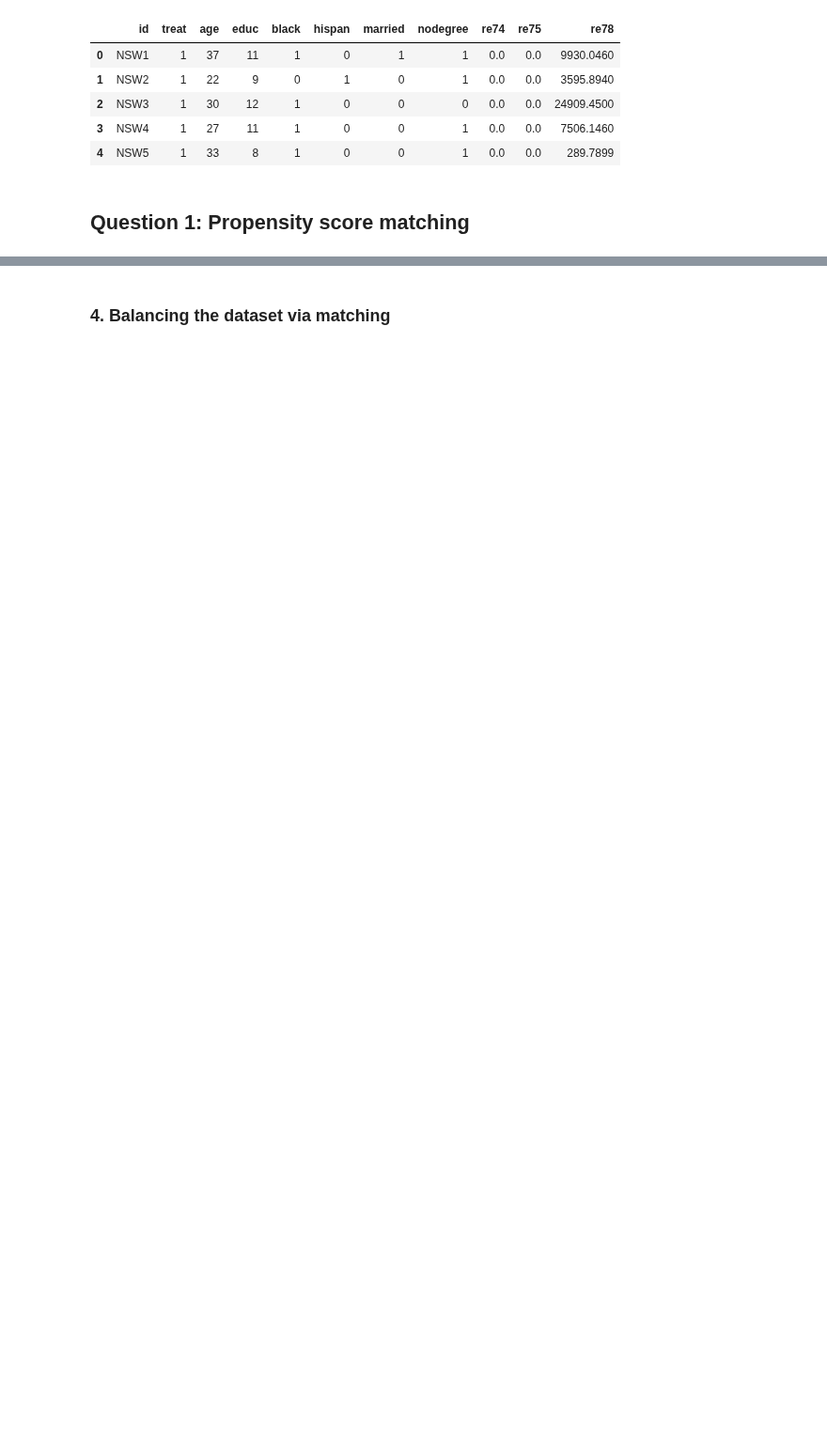
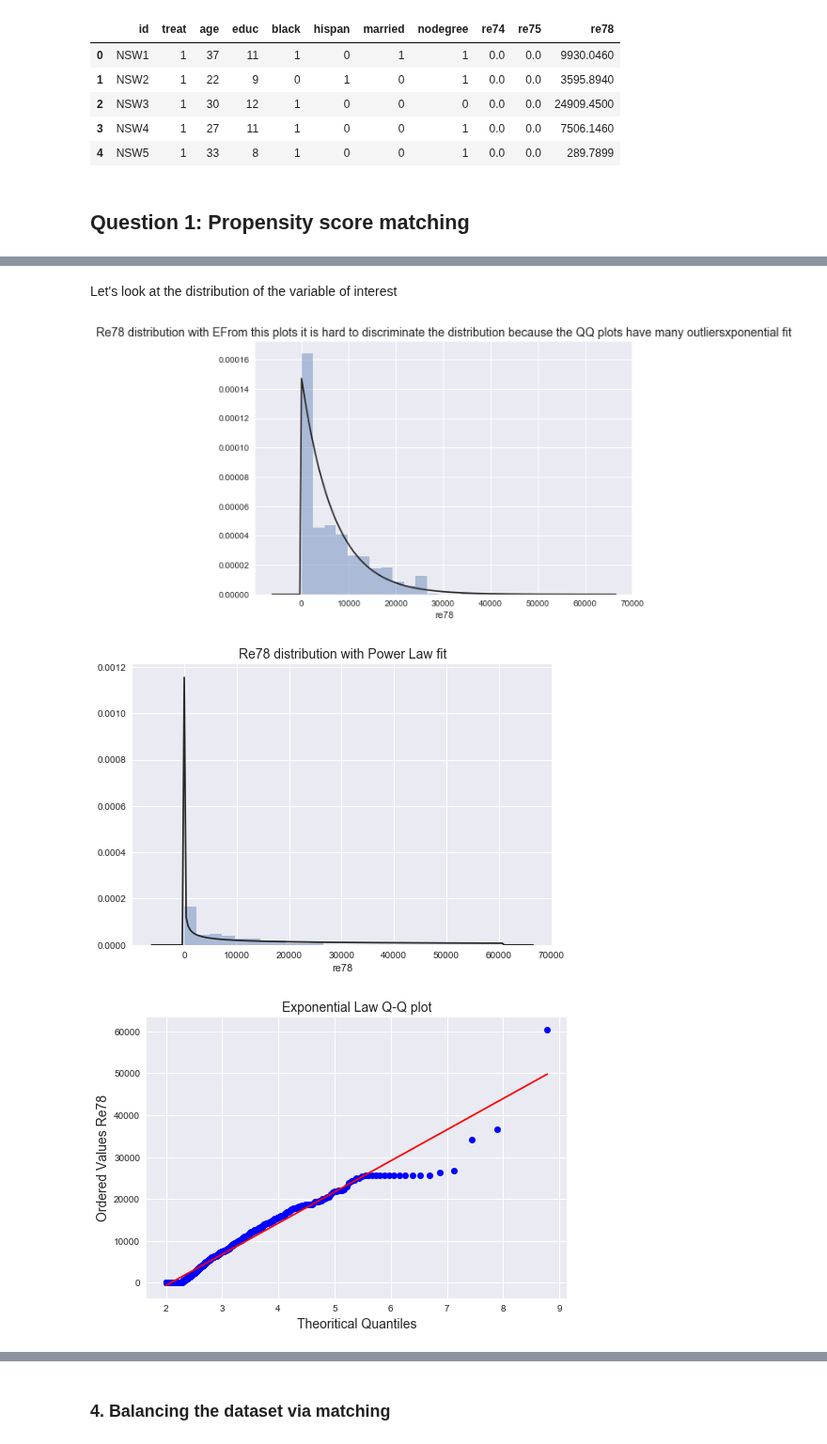
Before and after one commit to GauravPasari/ADA_Group_Tota_Pasari_Prelot, a Jupyter notebook: 04 - Applied ML/Homework4.ipynb, the cells around one changed output, grey strips where cells are left out. Shown at 94% size. Cells and saved outputs as stored; diff of their text form; code cells hidden in the pictures; blank space fills up the shorter version.

```diff
--- a/04 - Applied ML/Homework4.ipynb
+++ b/04 - Applied ML/Homework4.ipynb
@@ -31,0 +68,29 @@ What might a naive "researcher" conclude from this superficial analysis?
+# %% [markdown]
+Let's look at the distribution of the variable of interest
+# %%
+sns.distplot(df['re78'], fit=stats.expon,kde=False)
+# sm.qqplot(data['re78'], line='45')
+plt.title('Re78 distribution with EFrom this plots it is hard to discriminate the distribution because the QQ plots have many outliersxponential fit',fontsize=14)
+plt.show()
+
+sns.distplot(df['re78'], fit=stats.powerlaw,kde=False)
+# sm.qqplot(data['re78'], line='45')
+plt.title('Re78 distribution with Power Law fit',fontsize=14)
+plt.show()
+
+
+stats.probplot(df['re78'], dist=stats.expon, sparams=(2),plot=plt)
+plt.ylabel('Ordered Values Re78', fontsize=14)
+plt.xlabel('Theoritical Quantiles', fontsize=14)
+plt.title("Exponential Law Q-Q plot",fontsize=14)
+plt.show()
+
+stats.probplot(df['re78'], dist=stats.powerlaw, sparams=(0.8),plot=plt)
+plt.title("Power Law Q-Q plot",fontsize=14)
+plt.xlabel('Theoritical Quantiles', fontsize=14)
+plt.ylabel('Ordered Values Re78', fontsize=14)
+plt.show()
+# %% [output]
+[figure, added]
+[figure, added]
+[figure, added]
```
Also changed, not shown: parts of 31 cells of this notebook.
